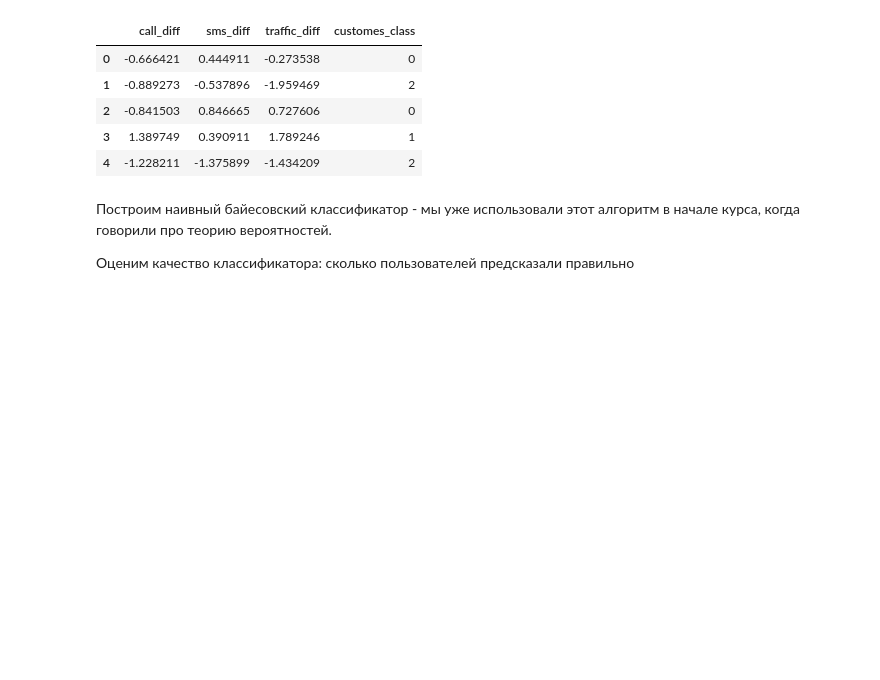
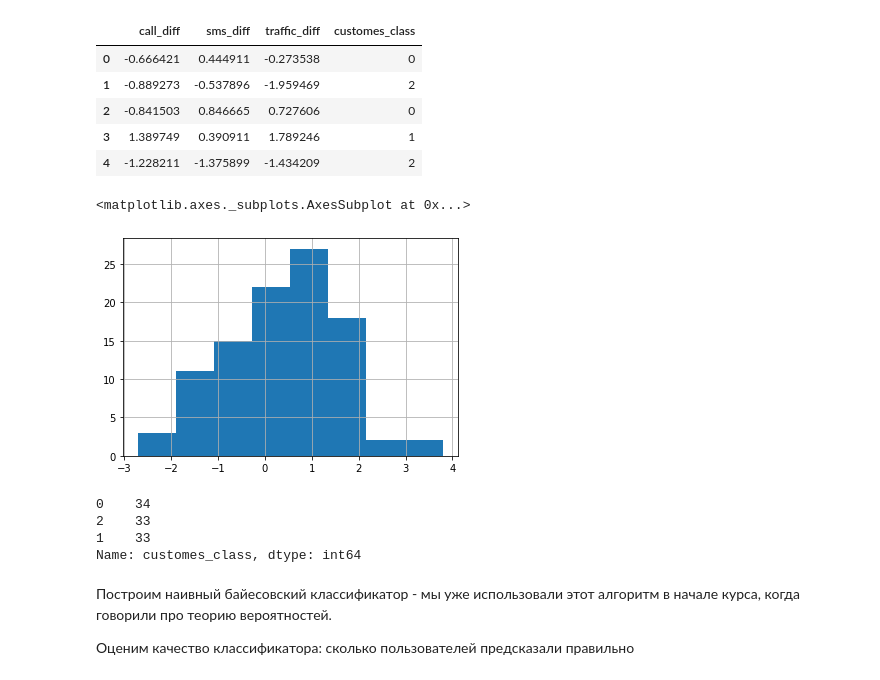
Before and after one commit to adzhumurat/data_management, a Jupyter notebook: docker_compose/data_client/app/jupyter_notebooks/machine_learning_supervised.ipynb, the cells around one changed output. Saved outputs shown, nothing was run; the diff lists cells and outputs as text; code cells hidden in the pictures; blank space fills up the shorter version.

```diff
--- a/docker_compose/data_client/app/jupyter_notebooks/machine_learning_supervised.ipynb
+++ b/docker_compose/data_client/app/jupyter_notebooks/machine_learning_supervised.ipynb
@@ -50,6 +52,18 @@ df_source.head(5)
 | 2 | -0.841503 | 0.846665 | 0.727606 | 0 |
 | 3 | 1.389749 | 0.390911 | 1.789246 | 1 |
 | 4 | -1.228211 | -1.375899 | -1.434209 | 2 |
+# %%
+df_source.sms_diff.hist(bins=8)
+# %% [output]
+<matplotlib.axes._subplots.AxesSubplot at 0x...>
+[figure, added]
+# %%
+df_source.customes_class.value_counts()
+# %% [output]
+0    34
+2    33
+1    33
+Name: customes_class, dtype: int64
 # %% [markdown]
 Построим наивный байесовский классификатор - мы уже использовали этот алгоритм в начале курса, когда говорили про теорию вероятностей.
 
```
Also changed, not shown: parts of 23 cells of this notebook, 1 other file.
